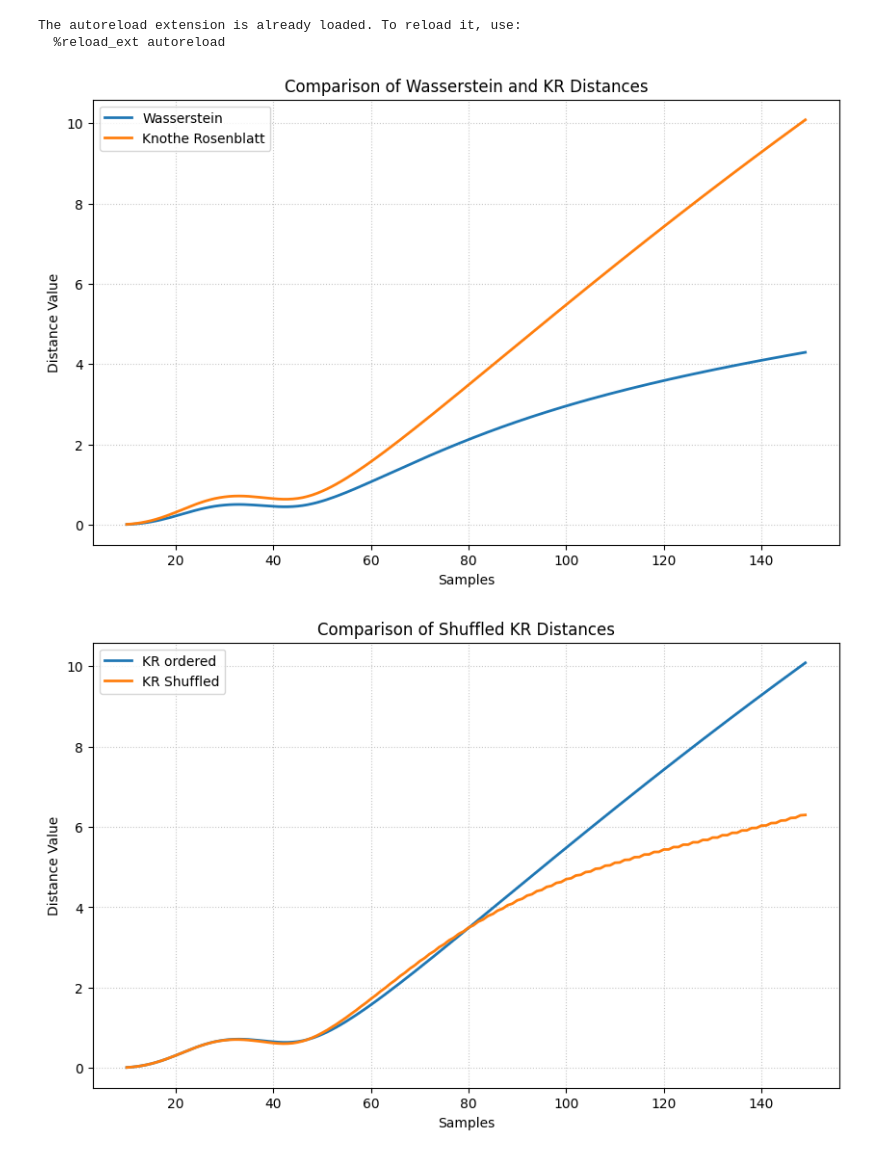
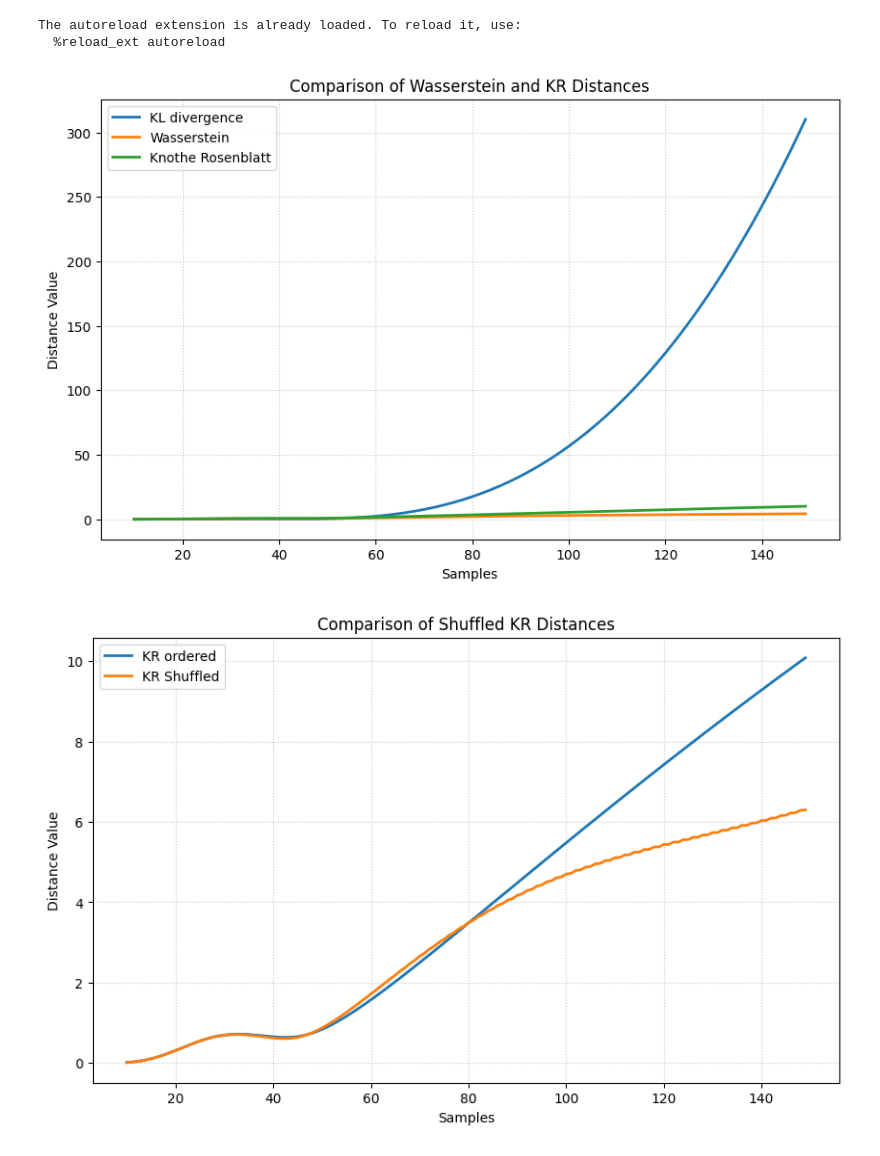
Before and after one commit to QijunTong0/Research-Playground, a Jupyter notebook: notebooks/main.ipynb, the cells around one changed output. Saved outputs shown, nothing was run; the diff lists cells and outputs as text; code cells hidden in the pictures.

```diff
--- a/notebooks/main.ipynb
+++ b/notebooks/main.ipynb
@@ -12,24 +12,25 @@ from metric import wasserstein, kr
 # %%
-w_res = []
-kr_res = []
+res = {"KL":[],"Wasserstein":[],"KR":[]}
 nums = [i for i in range(10, 150)]
 for num in nums:
     C_m, C_n = generate(num=num)
-    w_res.append(wasserstein(C_m, C_n))
-    kr_res.append(kr(C_m, C_n))
+    res["KL"].append(kl_divergence(C_m, C_n))
+    res["Wasserstein"].append(wasserstein(C_m, C_n))
+    res["KR"].append(kr(C_m, C_n))
 # %%
 # グラフのサイズを設定（任意）
 plt.figure(figsize=(10, 6))
-plt.plot(nums, w_res, label="Wasserstein", linestyle="-", linewidth=2)
-plt.plot(nums, kr_res, label="Knothe Rosenblatt", linestyle="-", linewidth=2)
+plt.plot(nums, res["KL"], label="KL divergence", linestyle="-", linewidth=2)
+plt.plot(nums, res["Wasserstein"], label="Wasserstein", linestyle="-", linewidth=2)
+plt.plot(nums, res["KR"], label="Knothe Rosenblatt", linestyle="-", linewidth=2)
 plt.xlabel("Samples")
 plt.ylabel("Distance Value")
 plt.title("Comparison of Wasserstein and KR Distances")
 plt.legend()
 plt.grid(True, linestyle=":", alpha=0.7)
 plt.show()
 # %% [output]
-[figure, old version]
+[figure, new version]
 # %%
 kr_res = []
 krs_res = []
```
Also changed, not shown: parts of 3 cells of this notebook, 2 other files.
